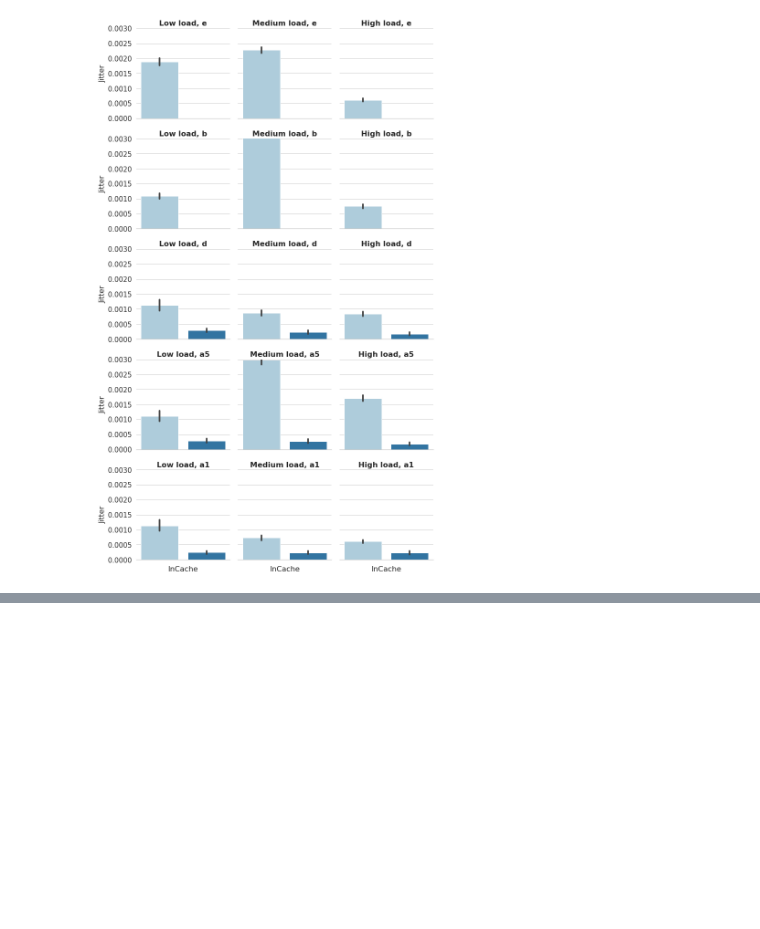
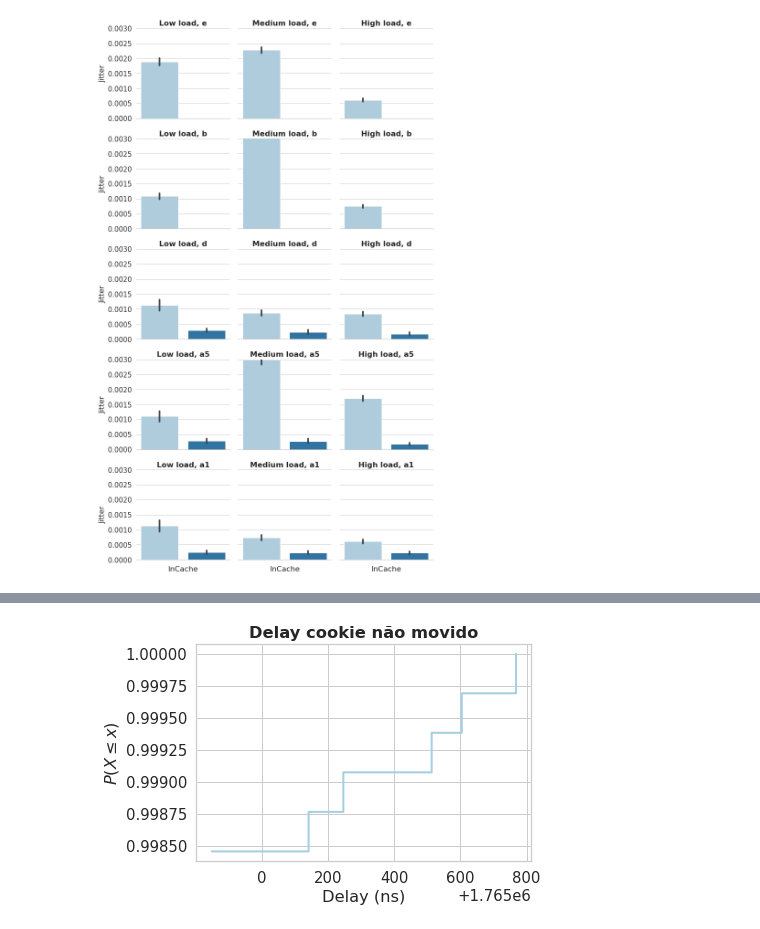
Before and after one commit to pedrobellotti/iperftestes, a Jupyter notebook: Simulacao/NovoArtigo/analisePing.ipynb, the cells around one changed output, grey strips where cells are left out. Saved outputs shown, nothing was run; the diff lists cells and outputs as text; code cells hidden in the pictures; blank space fills up the shorter version.

Commit message:
adicionando cdf nos graficos de ping

```diff
--- a/Simulacao/NovoArtigo/analisePing.ipynb
+++ b/Simulacao/NovoArtigo/analisePing.ipynb
@@ -212,0 +133,8 @@ dfCache.head()
+# %%
+def read_df_pingNaoMovida ():
+    df_sed = []
+    for seed in seedsPing:
+        df = pd.read_csv ("saidas/pingv2/150hosts/seed"+str(seed)+"/a5-150hosts-"+str(seed)+"-Ping-0x0a009f2776759611_0x0a009f2776759611.log", sep='\s+')
+        df_sed.append (df)
+    df_read = pd.concat (df_sed, copy=False)
+    return df_read
@@ -212,0 +149,3 @@ dfCache.head()
+# %%
+df_naoMovida = read_df_pingNaoMovida()
+#df_naoMovida
@@ -212,0 +156,12 @@ dfCache.head()
+# %%
+x= np.sort(df_naoMovida["Delay"])
+ecdf = sm.distributions.ECDF(df_naoMovida["Delay"])
+y = ecdf(x)
+
+plt.title("Delay cookie não movido")
+plt.step(x, y, where='post')
+plt.ylabel(r'$P(X \leq x)$')
+plt.xlabel('Delay (ns)')
+plt.show()
+# %% [output]
+[figure, added]
```
Also changed, not shown: parts of 13 cells of this notebook, 2 other files.
